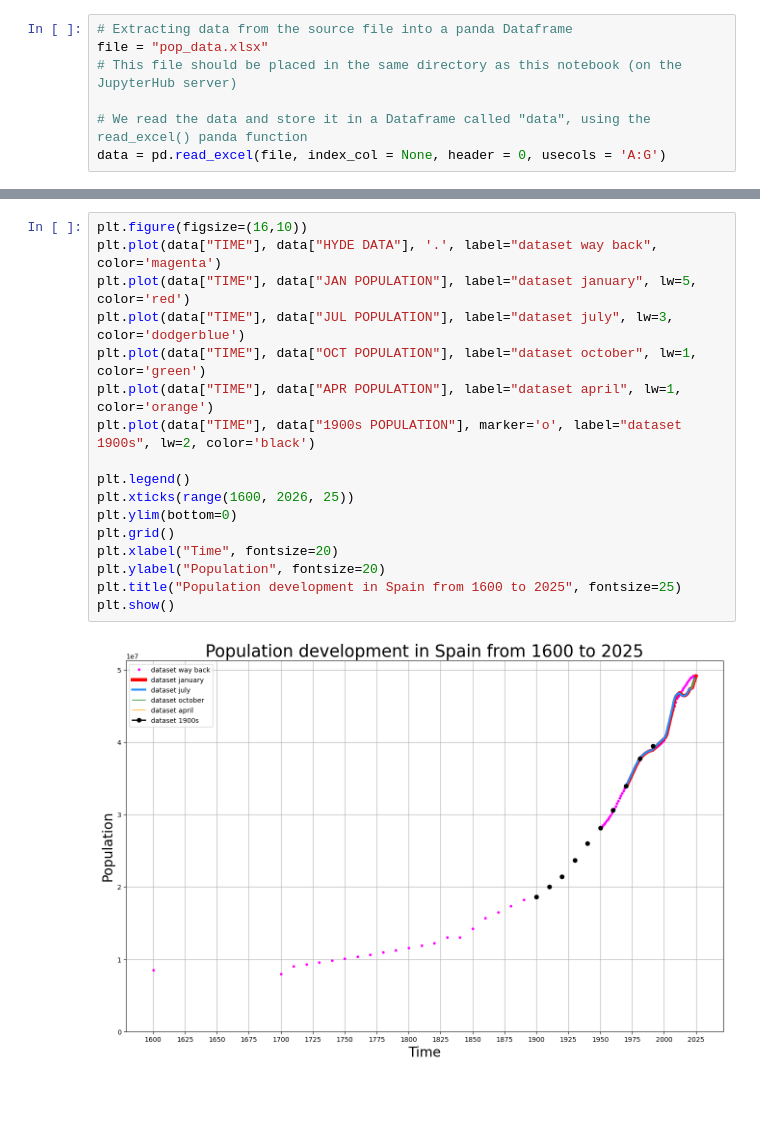
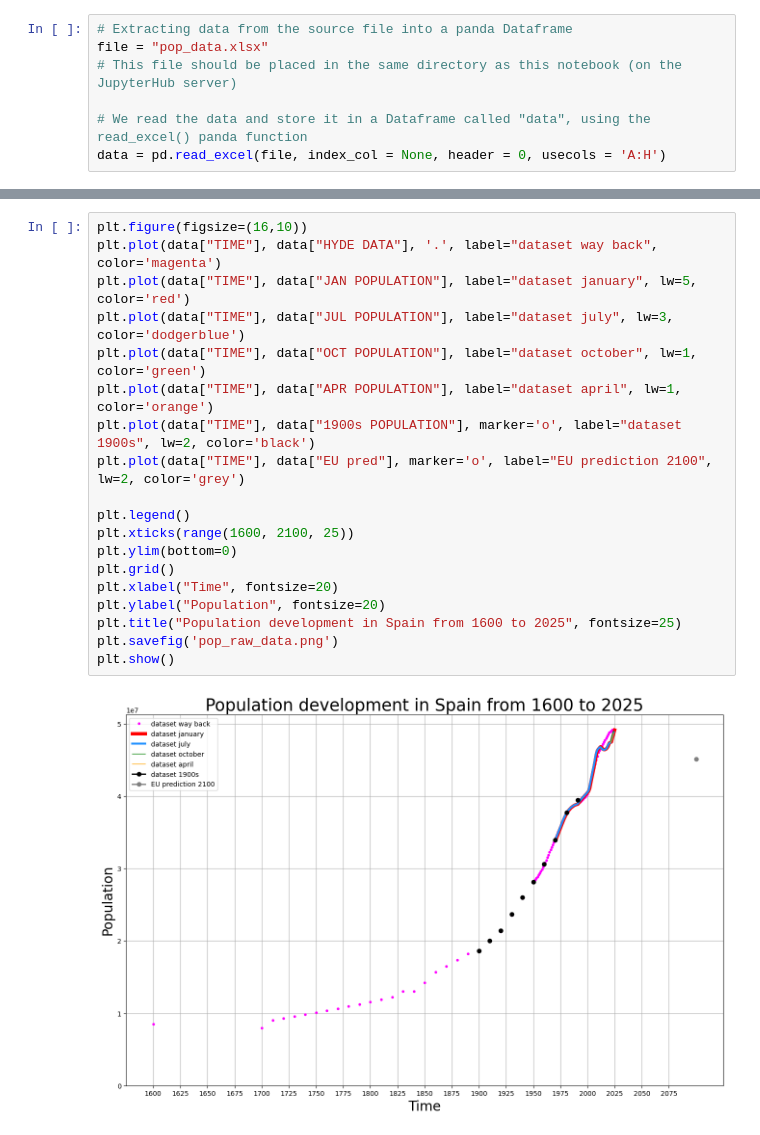
Before and after one commit to tdhunn01-design/MFA2, a Jupyter notebook: population.ipynb, the cells around one changed output, grey strips where cells are left out. Cells and saved outputs as stored; diff of their text form; blank space fills up the shorter version.

```diff
--- a/population.ipynb
+++ b/population.ipynb
@@ -9,7 +12,7 @@ file = "pop_data.xlsx"
 # This file should be placed in the same directory as this notebook (on the JupyterHub server)
 
 # We read the data and store it in a Dataframe called "data", using the read_excel() panda function
-data = pd.read_excel(file, index_col = None, header = 0, usecols = 'A:G')
+data = pd.read_excel(file, index_col = None, header = 0, usecols = 'A:H')
 # %%
 print(data)
 # %% [output]
@@ -33,19 +36,21 @@ print(data)
 # %%
 plt.figure(figsize=(16,10))
 plt.plot(data["TIME"], data["HYDE DATA"], '.', label="dataset way back", color='magenta')
 plt.plot(data["TIME"], data["JAN POPULATION"], label="dataset january", lw=5, color='red')
 plt.plot(data["TIME"], data["JUL POPULATION"], label="dataset july", lw=3, color='dodgerblue')
 plt.plot(data["TIME"], data["OCT POPULATION"], label="dataset october", lw=1, color='green')
 plt.plot(data["TIME"], data["APR POPULATION"], label="dataset april", lw=1, color='orange')
 plt.plot(data["TIME"], data["1900s POPULATION"], marker='o', label="dataset 1900s", lw=2, color='black')
+plt.plot(data["TIME"], data["EU pred"], marker='o', label="EU prediction 2100", lw=2, color='grey')
 
 plt.legend()
-plt.xticks(range(1600, 2026, 25))
+plt.xticks(range(1600, 2100, 25))
 plt.ylim(bottom=0)
 plt.grid()
 plt.xlabel("Time", fontsize=20)
 plt.ylabel("Population", fontsize=20)
 plt.title("Population development in Spain from 1600 to 2025", fontsize=25)
+plt.savefig('pop_raw_data.png')
 plt.show()
 # %% [output]
-[figure, old version]
+[figure, new version]
```
Also changed, not shown: parts of 9 cells of this notebook, 11 other files.
